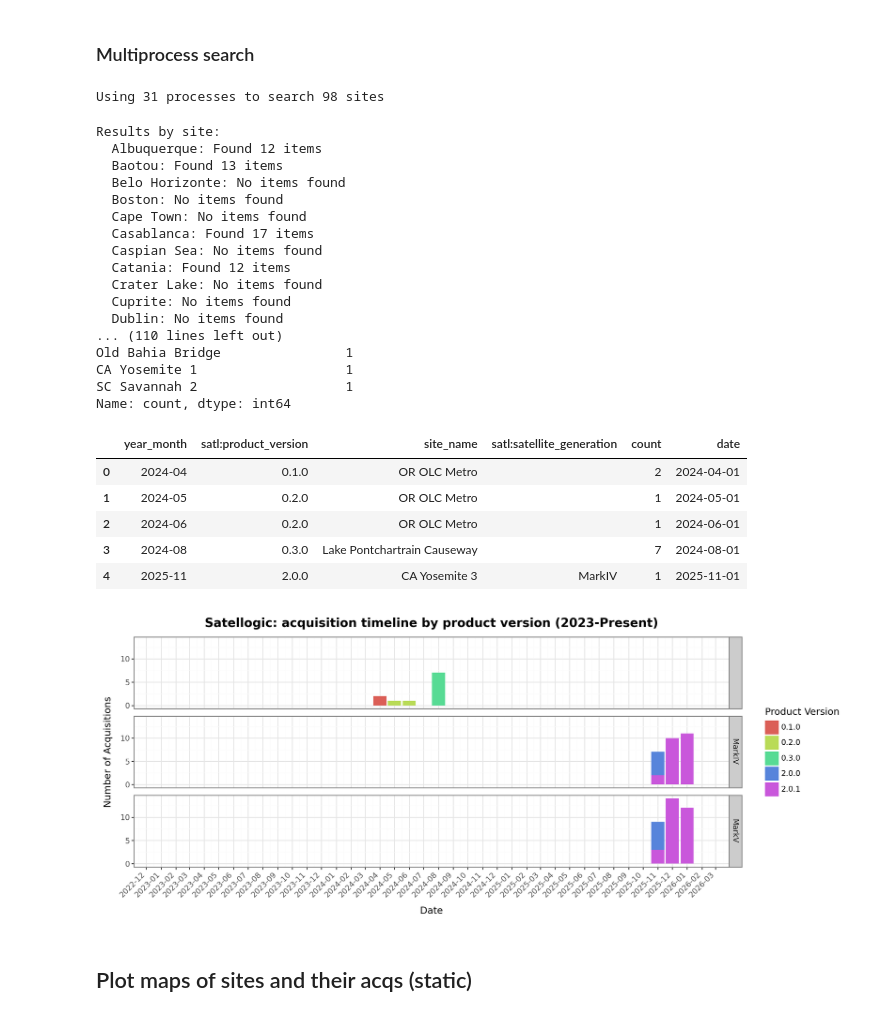
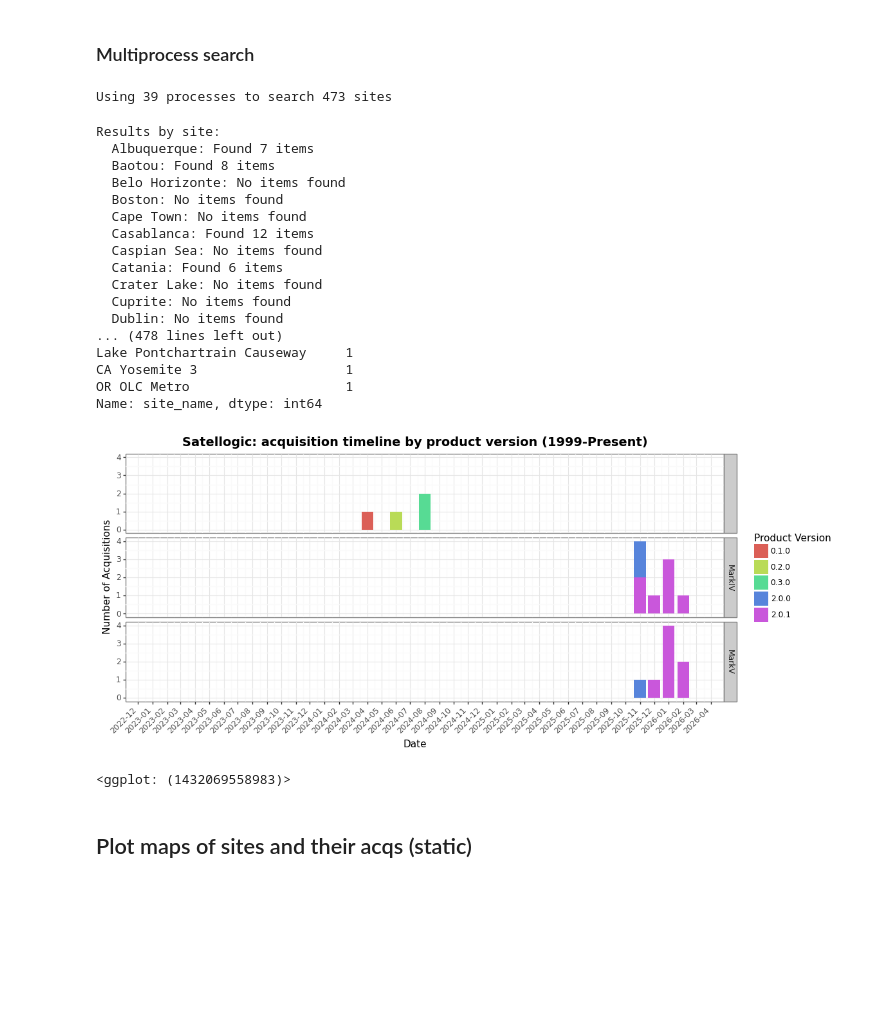
Before and after one commit to pahbs/csda_summaries, a Jupyter notebook: notebooks/csda_stac_search_satellogic.ipynb, the cells around one changed output. Saved outputs shown, nothing was run; the diff lists cells and outputs as text; code cells hidden in the pictures; blank space fills up the shorter version.

```diff
--- a/notebooks/csda_stac_search_satellogic.ipynb
+++ b/notebooks/csda_stac_search_satellogic.ipynb
@@ -32,7 +79,7 @@ import importlib
 # %%
 # Define your spreadsheet ID and sheet name
 SPREADSHEET_ID = '13MrpqFtAOqQY9WdW9lHNsqjCbG-e3VQkEDbHOGIKa6k'
-BUF_KM = 10
+BUF_KM = 1
 # %%
 SHEET_NAME = 'Evaluation Sites' # The name of the specific tab
 
@@ -238,37 +278,30 @@ else:
     print("\nNo items found")
     stac_gdf = gpd.GeoDataFrame()
 # %% [output]
-Using 31 processes to search 98 sites
+Using 39 processes to search 473 sites
 Results by site:
-  Albuquerque: Found 12 items
-  Baotou: Found 13 items
+  Albuquerque: Found 7 items
+  Baotou: Found 8 items
   Belo Horizonte: No items found
   Boston: No items found
   Cape Town: No items found
-  Casablanca: Found 17 items
+  Casablanca: Found 12 items
   Caspian Sea: No items found
-  Catania: Found 12 items
+  Catania: Found 6 items
   Crater Lake: No items found
   Cuprite: No items found
   Dublin: No items found
-... (110 lines left out)
-Old Bahia Bridge                1
-CA Yosemite 1                   1
-SC Savannah 2                   1
-Name: count, dtype: int64
+... (478 lines left out)
+Lake Pontchartrain Causeway     1
+CA Yosemite 3                   1
+OR OLC Metro                    1
+Name: site_name, dtype: int64
-# %%
-timeline_df.head()
-# %% [output]
-|  | year_month | satl:product_version | site_name | satl:satellite_generation | count | date |
-| 0 | 2024-04 | 0.1.0 | OR OLC Metro |  | 2 | 2024-04-01 |
-| 1 | 2024-05 | 0.2.0 | OR OLC Metro |  | 1 | 2024-05-01 |
-| 2 | 2024-06 | 0.2.0 | OR OLC Metro |  | 1 | 2024-06-01 |
-| 3 | 2024-08 | 0.3.0 | Lake Pontchartrain Causeway |  | 7 | 2024-08-01 |
-| 4 | 2025-11 | 2.0.0 | CA Yosemite 3 | MarkIV | 1 | 2025-11-01 |
 # %%
 from plotnine import *
 import pandas as pd
 from datetime import datetime
+
+start_date_obj = datetime.strptime(START_DATE, '%Y-%m-%d')  # adjust format as needed
 
 # Prepare data
 plot_df = stac_gdf.copy()
@@ -292,35 +325,36 @@ timeline_df['date'] = pd.to_datetime(timeline_df['year_month'])
 
 # Define start and end dates
 start_date = pd.to_datetime('2023-01-01')
 end_date = timeline_df['date'].max()
 
 # Create plot with explicit x-axis limits
 p = (
     ggplot(timeline_df, aes(x='date', y='count', fill='satl_product_version')) +
     geom_col() +
     scale_x_datetime(
         limits=[start_date, end_date],
         date_breaks='1 month',
         date_labels='%Y-%m'
     ) +
     labs(
-        title=f'Satellogic: acquisition timeline by product version ({start_date.strftime('%Y')}-Present)',
+        title=f"Satellogic: acquisition timeline by product version ({start_date_obj.strftime('%Y')}-Present)",
         x='Date',
         y='Number of Acquisitions',
         fill='Product Version'
     ) +
     theme_bw() +
     theme(
         figure_size=(12, 5),
         axis_text_x=element_text(angle=45, hjust=1),
         plot_title=element_text(size=14, weight='bold')
     )
     + facet_grid('satl_satellite_generation~')
 )
 
 p
 # %% [output]
-[figure, old version]
+[figure, new version]
+<ggplot: (1432069558983)>
 # %% [markdown]
 ## Plot maps of sites and their acqs (static)
 # %% [markdown]
```
Also changed, not shown: parts of 15 cells of this notebook, 1 other file.
